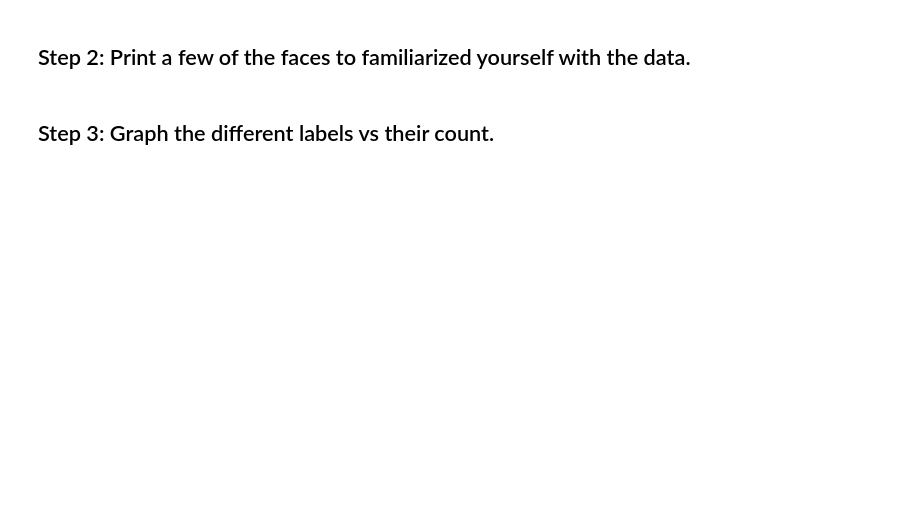
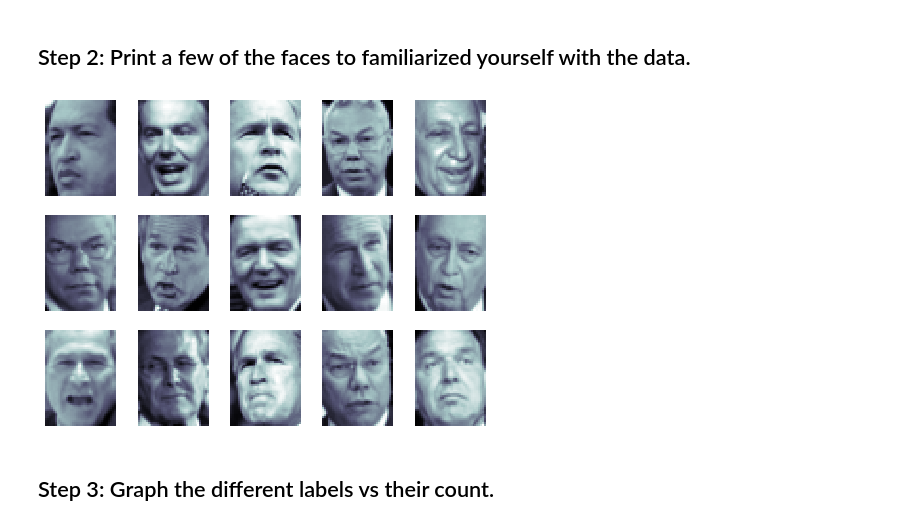
Before and after one commit to Rosswell/k2_datascience, a Jupyter notebook: Classification/Classifiers_Excercises.ipynb, the cells around one changed output. Cells and saved outputs as stored; diff of their text form; code cells hidden in the pictures; blank space fills up the shorter version.

Commit message:
Labeled faces in the wild notebook

```diff
--- a/Classification/Classifiers_Excercises.ipynb
+++ b/Classification/Classifiers_Excercises.ipynb
@@ -2,0 +34,4 @@
+# %%
+lfw = datasets.fetch_lfw_people(min_faces_per_person=70,
+                                resize=0.4,
+                                data_home='datasets')
@@ -3,4 +43,11 @@
 # %% [markdown]
 ## Step 2: Print a few of the faces to familiarized yourself with the data.
+# %%
+fig = plt.figure(figsize=(8, 6))
+for i in range(15):
+    ax = fig.add_subplot(3, 5, i + 1, xticks=[], yticks=[])
+    ax.imshow(lfw.images[i], cmap=plt.cm.bone)
+# %% [output]
+[figure, added]
 # %% [markdown]
 ## Step 3: Graph the different labels vs their count.
```
Also changed, not shown: parts of 23 cells of this notebook, 1 other file.
